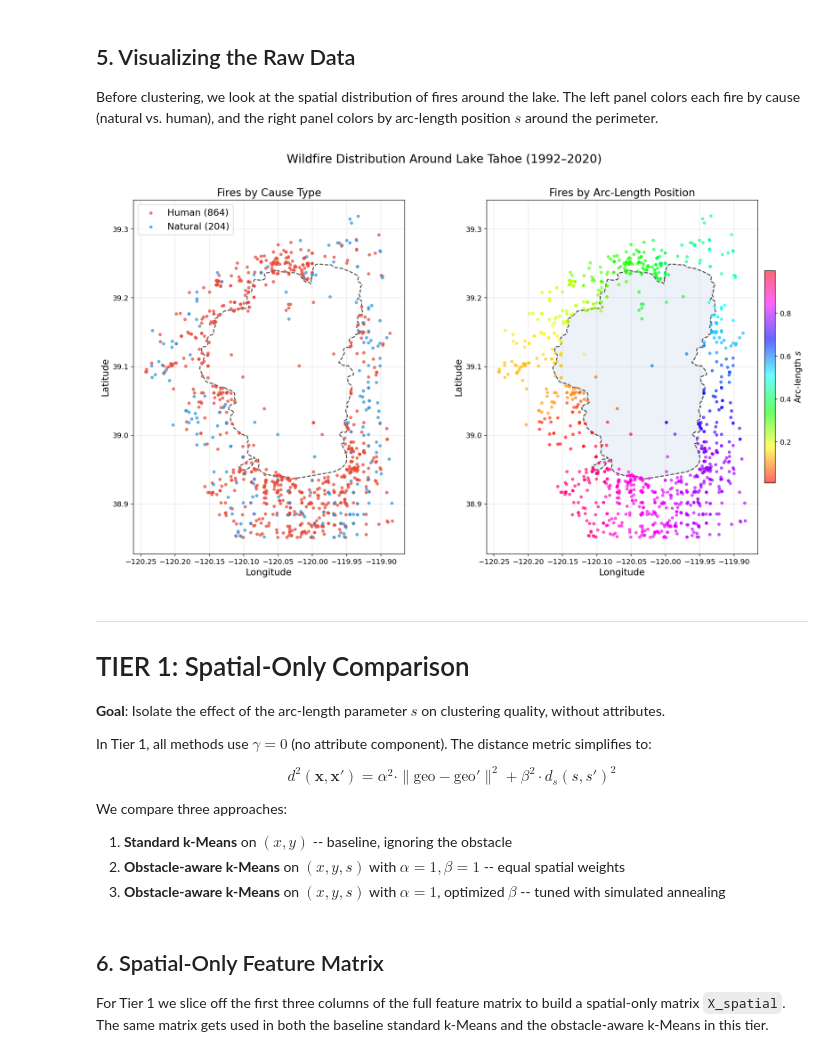
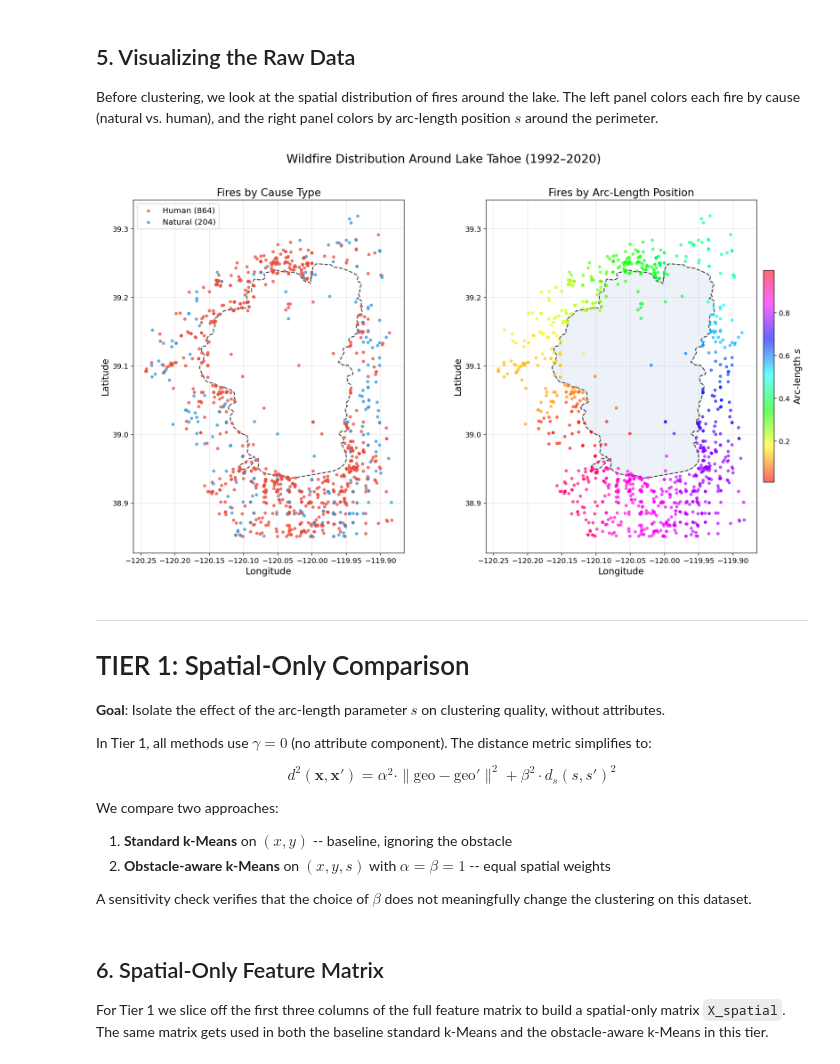
Before and after one commit to Michele-75/obstacle-aware-clustering, a Jupyter notebook: notebooks/03_clustering_wildfires.ipynb, the cells around one changed output. Cells and saved outputs as stored; diff of their text form; code cells hidden in the pictures.

```diff
--- a/notebooks/03_clustering_wildfires.ipynb
+++ b/notebooks/03_clustering_wildfires.ipynb
@@ -405,43 +431,42 @@ natural = fires[fires['cause_binary'] == 0]
 human = fires[fires['cause_binary'] == 1]
 
 # Plot human first, natural on top
 ax.scatter(human['LONGITUDE'], human['LATITUDE'],
            c='#e74c3c', s=15, alpha=0.7, label=f'Human ({len(human)})', zorder=3)
 ax.scatter(natural['LONGITUDE'], natural['LATITUDE'],
            c='#3498db', s=15, alpha=0.7, label=f'Natural ({len(natural)})', zorder=3)
 
-ax.set_xlabel('Longitude', fontsize=14)
-ax.set_ylabel('Latitude', fontsize=14)
-ax.set_title('Fires by Cause Type', fontsize=16)
-ax.legend(fontsize=14)
+ax.set_xlabel('Longitude')
+ax.set_ylabel('Latitude')
+ax.set_title('Fires by Cause Type')
+ax.legend()
 ax.set_aspect('equal')
 ax.grid(True, alpha=0.3)
 
 # --- Right panel: by arc-length position ---
 # HSV colormap wraps around so s=0 and s=1 show the same color
 ax = axes[1]
 ax.plot(spline_pts[:, 0], spline_pts[:, 1], color='black', linestyle='--',
         linewidth=1.5, alpha=0.7)
 ax.fill(spline_pts[:, 0], spline_pts[:, 1], alpha=0.1, color='steelblue')
 
 scatter = ax.scatter(fires['LONGITUDE'], fires['LATITUDE'],
                      c=fires['s_param'], cmap='hsv', s=15, alpha=0.6, zorder=3)
 plt.colorbar(scatter, ax=ax, label='Arc-length $s$', shrink=0.6, aspect=20, pad=0.02)
 
-ax.set_xlabel('Longitude', fontsize=14)
-ax.set_ylabel('Latitude', fontsize=14)
-ax.set_title('Fires by Arc-Length Position', fontsize=16)
+ax.set_xlabel('Longitude')
+ax.set_ylabel('Latitude')
+ax.set_title('Fires by Arc-Length Position')
 ax.set_aspect('equal')
 ax.grid(True, alpha=0.3)
 
 year_min = fires['FIRE_YEAR'].min()
 year_max = fires['FIRE_YEAR'].max()
-plt.suptitle(f'Wildfire Distribution Around Lake Tahoe ({year_min}–{year_max})',
-             fontsize=18, y=1.01)
+plt.suptitle(f'Wildfire Distribution Around Lake Tahoe ({year_min}–{year_max})', y=1.01)
 plt.tight_layout()
 plt.show()
 # %% [output]
-[figure, old version]
+[figure, new version]
 # %% [markdown]
 ---
 
@@ -453,10 +478,11 @@ In Tier 1, all methods use $\gamma = 0$ (no attribute component). The distance m
 
 $$d^2(\mathbf{x}, \mathbf{x}') = \alpha^2 \cdot \|\text{geo} - \text{geo}'\|^2 + \beta^2 \cdot d_s(s, s')^2$$
 
-We compare three approaches:
+We compare two approaches:
 1. **Standard k-Means** on $(x, y)$ -- baseline, ignoring the obstacle
-2. **Obstacle-aware k-Means** on $(x, y, s)$ with $\alpha = 1, \beta = 1$ -- equal spatial weights
-3. **Obstacle-aware k-Means** on $(x, y, s)$ with $\alpha = 1$, optimized $\beta$ -- tuned with simulated annealing
+2. **Obstacle-aware k-Means** on $(x, y, s)$ with $\alpha = \beta = 1$ -- equal spatial weights
+
+A sensitivity check verifies that the choice of $\beta$ does not meaningfully change the clustering on this dataset.
 # %% [markdown]
 ## 6. Spatial-Only Feature Matrix
 
```
Also changed, not shown: parts of 16 cells of this notebook.
